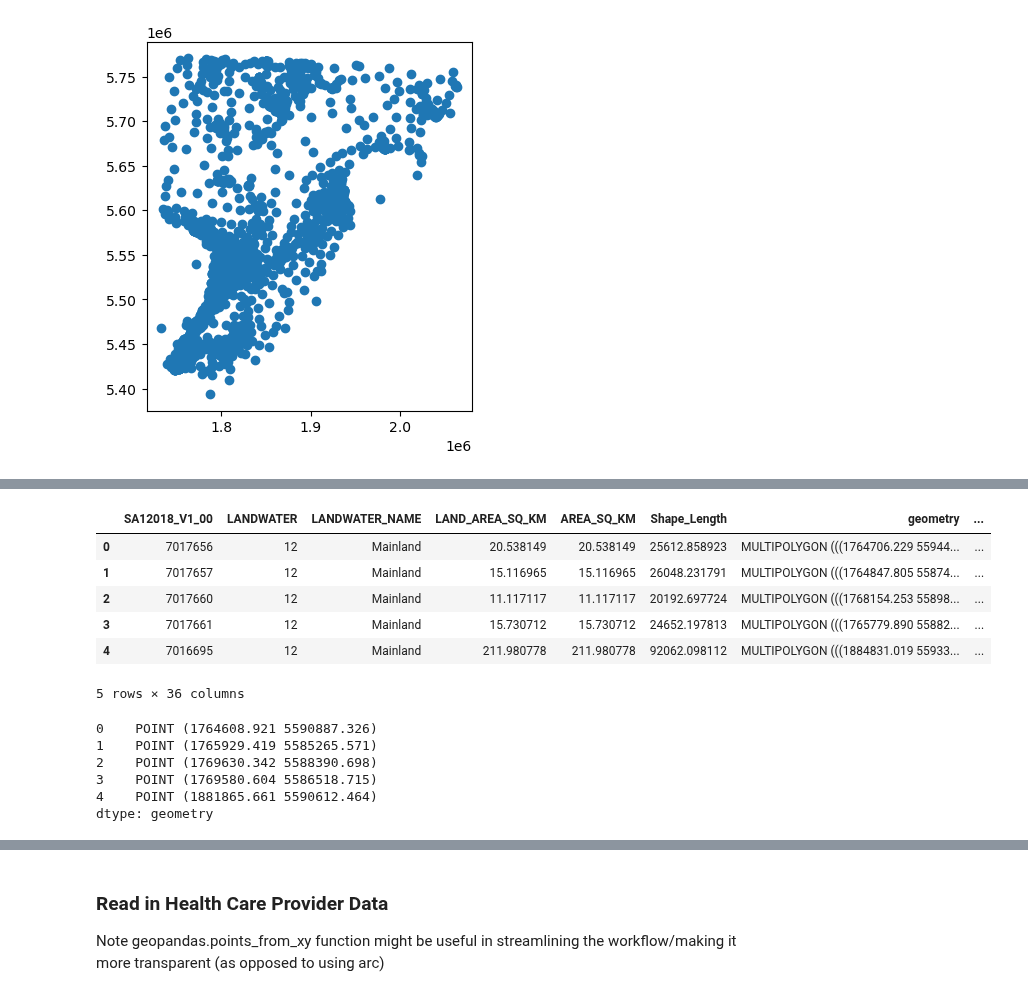
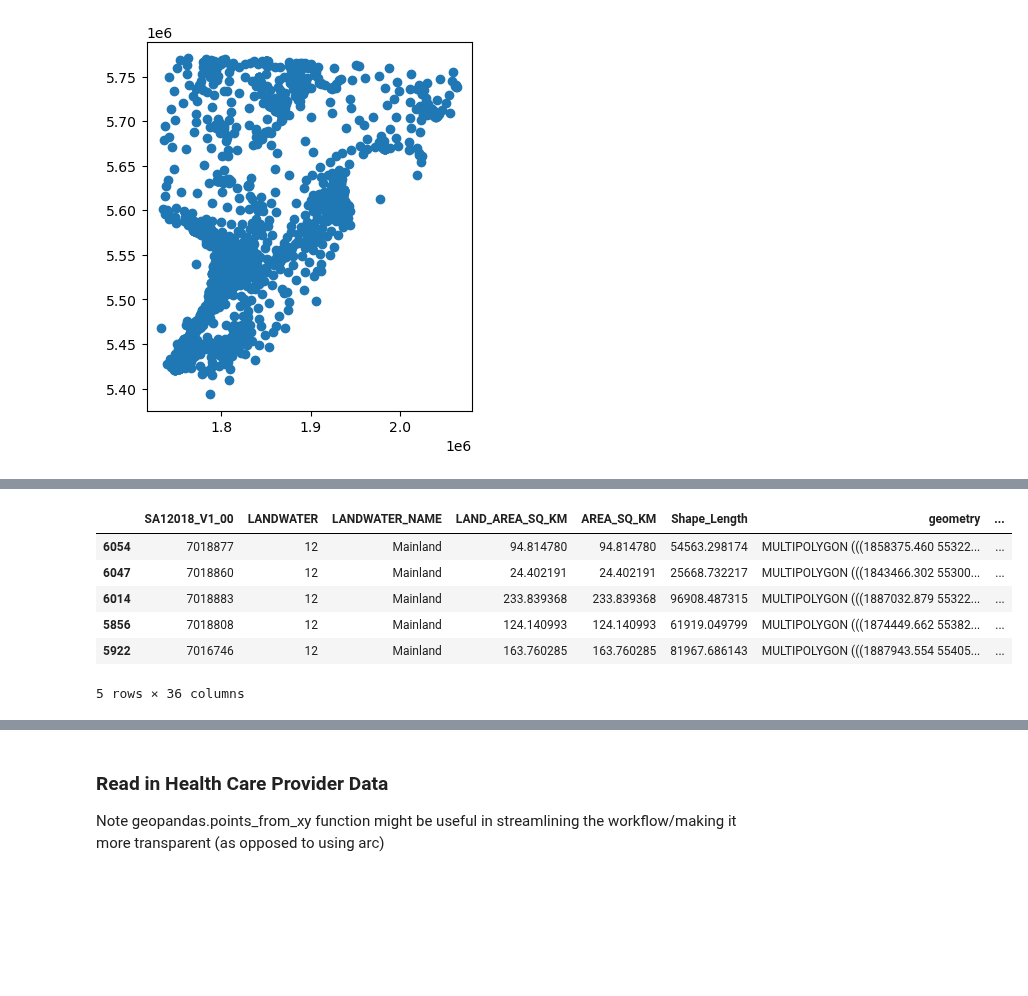
Before and after one commit to gsokolow/Flooding-and-Healthcare-2024, a Jupyter notebook: procedure/code/01-Jupyter_notebook.ipynb, the cells around one changed output, grey strips where cells are left out. Saved outputs shown, nothing was run; the diff lists cells and outputs as text; code cells hidden in the pictures; blank space fills up the shorter version.

```diff
--- a/procedure/code/01-Jupyter_notebook.ipynb
+++ b/procedure/code/01-Jupyter_notebook.ipynb
@@ -244,3 +245,5 @@ districts.head() #select only hawkes bay etc and filter
 | 2 | 1003 | Hawkes Bay | MULTIPOLYGON (((1992477.504 56754... |
 | 3 | 1004 | Gisborne | MULTIPOLYGON (((1963177.627 57752... |
 | 4 | 1005 | Taranaki | MULTIPOLYGON (((1774732.060 56290... |
+# %%
+hb = districts[(districts['name'] == "Hawkes Bay")]
@@ -329,0 +358,2 @@ sa1_c.plot()
+# %%
+hb_c = gpd.clip(sa1_c_m, hb)
@@ -330,20 +365,11 @@ sa1_c.plot()
 # %%
 # in theory, this dataframe has both the sa1 id and the centroid
-sa1_c_m.head()
+hb_c.head()
 # %% [output]
 |  | SA12018_V1_00 | LANDWATER | LANDWATER_NAME | LAND_AREA_SQ_KM | AREA_SQ_KM | Shape_Length | geometry | ... |
-| 0 | 7017656 | 12 | Mainland | 20.538149 | 20.538149 | 25612.858923 | MULTIPOLYGON (((1764706.229 55944... | ... |
-| 1 | 7017657 | 12 | Mainland | 15.116965 | 15.116965 | 26048.231791 | MULTIPOLYGON (((1764847.805 55874... | ... |
-| 2 | 7017660 | 12 | Mainland | 11.117117 | 11.117117 | 20192.697724 | MULTIPOLYGON (((1768154.253 55898... | ... |
-| 3 | 7017661 | 12 | Mainland | 15.730712 | 15.730712 | 24652.197813 | MULTIPOLYGON (((1765779.890 55882... | ... |
-| 4 | 7016695 | 12 | Mainland | 211.980778 | 211.980778 | 92062.098112 | MULTIPOLYGON (((1884831.019 55933... | ... |
+| 6054 | 7018877 | 12 | Mainland | 94.814780 | 94.814780 | 54563.298174 | MULTIPOLYGON (((1858375.460 55322... | ... |
+| 6047 | 7018860 | 12 | Mainland | 24.402191 | 24.402191 | 25668.732217 | MULTIPOLYGON (((1843466.302 55300... | ... |
+| 6014 | 7018883 | 12 | Mainland | 233.839368 | 233.839368 | 96908.487315 | MULTIPOLYGON (((1887032.879 55322... | ... |
+| 5856 | 7018808 | 12 | Mainland | 124.140993 | 124.140993 | 61919.049799 | MULTIPOLYGON (((1874449.662 55382... | ... |
+| 5922 | 7016746 | 12 | Mainland | 163.760285 | 163.760285 | 81967.686143 | MULTIPOLYGON (((1887943.554 55405... | ... |
 5 rows × 36 columns
-# %%
-sa1_c.head()
-# %% [output]
-0    POINT (1764608.921 5590887.326)
-1    POINT (1765929.419 5585265.571)
-2    POINT (1769630.342 5588390.698)
-3    POINT (1769580.604 5586518.715)
-4    POINT (1881865.661 5590612.464)
-dtype: geometry
```
Also changed, not shown: parts of 44 cells of this notebook, 2 other files.
